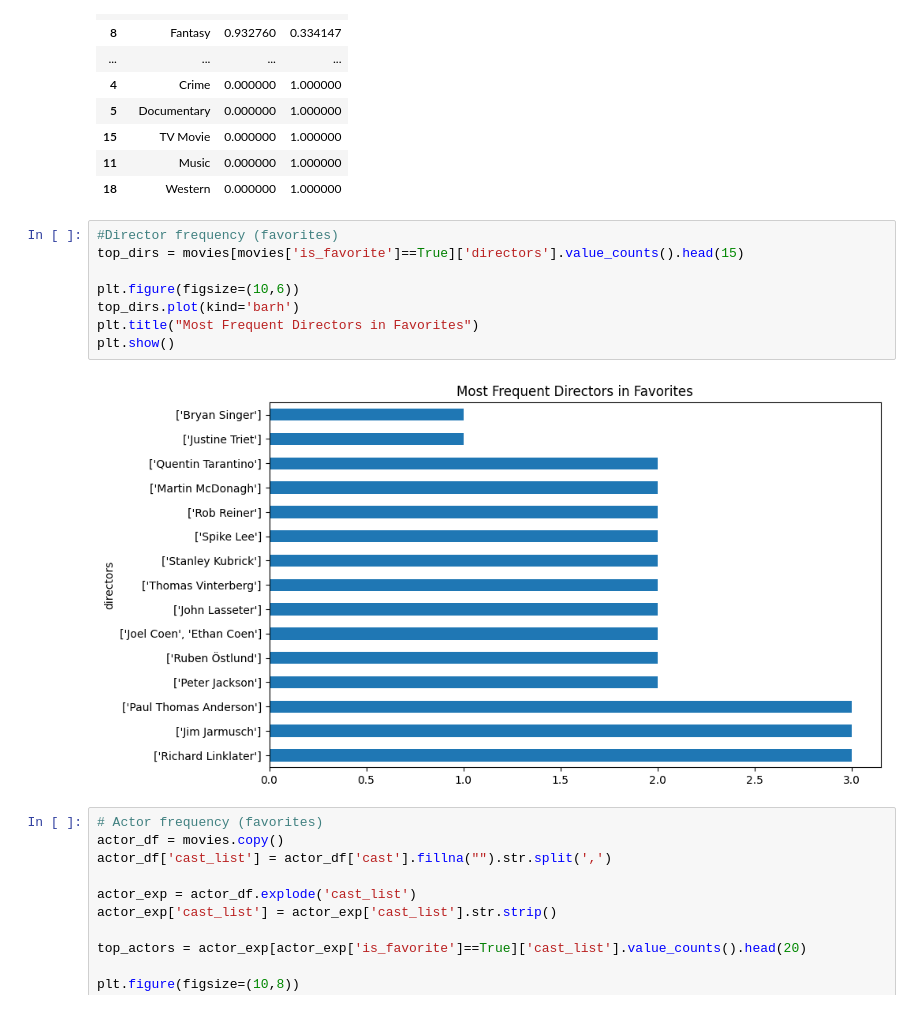
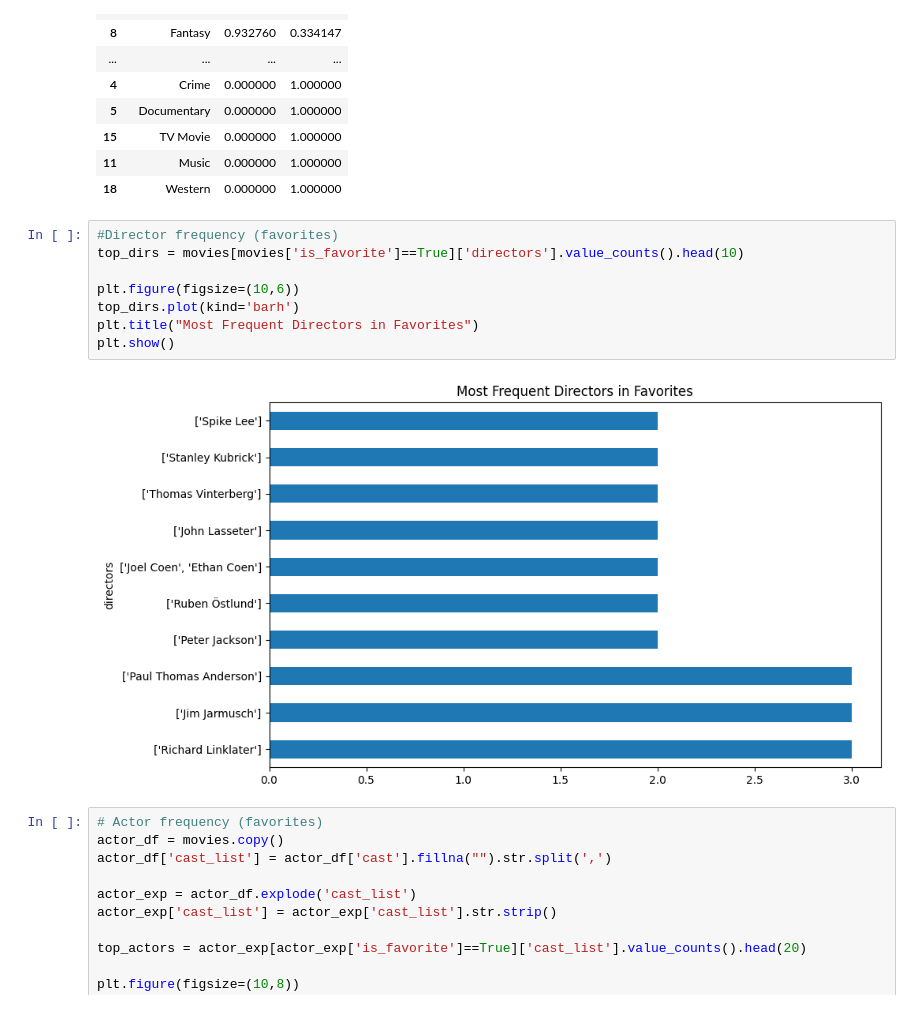
Before and after one commit to nerisius/DSA210-Personal-Data-Analyze-Project, a Jupyter notebook: favorite_analysis.ipynb, the cells around one changed output. Drawn from its saved outputs; the diff is of its cells as text.

```diff
--- a/favorite_analysis.ipynb
+++ b/favorite_analysis.ipynb
@@ -161,14 +161,14 @@ chi2_df
 | 18 | Western | 0.000000 | 1.000000 |
 # %%
 #Director frequency (favorites)
-top_dirs = movies[movies['is_favorite']==True]['directors'].value_counts().head(15)
+top_dirs = movies[movies['is_favorite']==True]['directors'].value_counts().head(10)
 
 plt.figure(figsize=(10,6))
 top_dirs.plot(kind='barh')
 plt.title("Most Frequent Directors in Favorites")
 plt.show()
 # %% [output]
-[figure, old version]
+[figure, new version]
 # %%
 # Actor frequency (favorites)
 actor_df = movies.copy()
```
Also changed, not shown: 1 other file.
